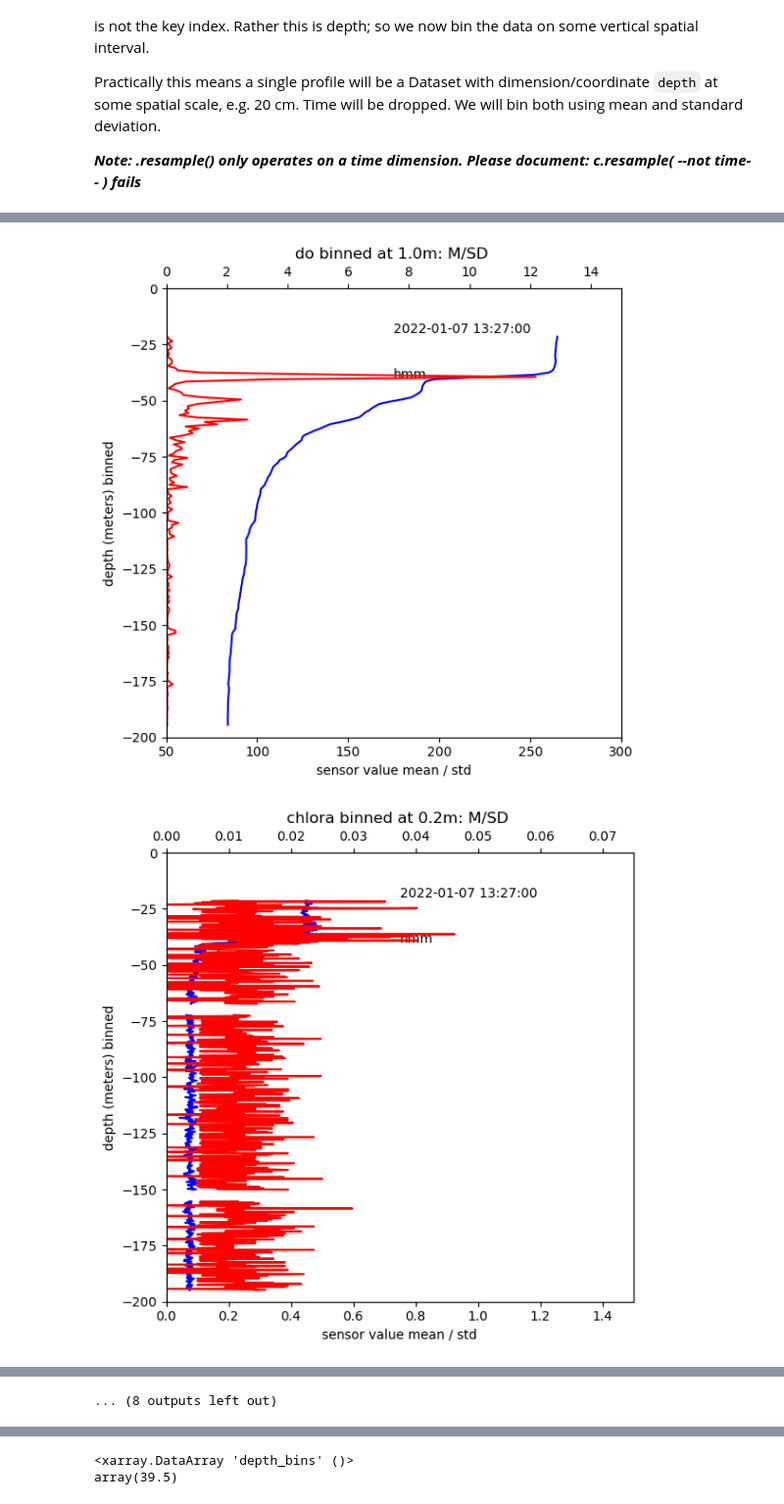
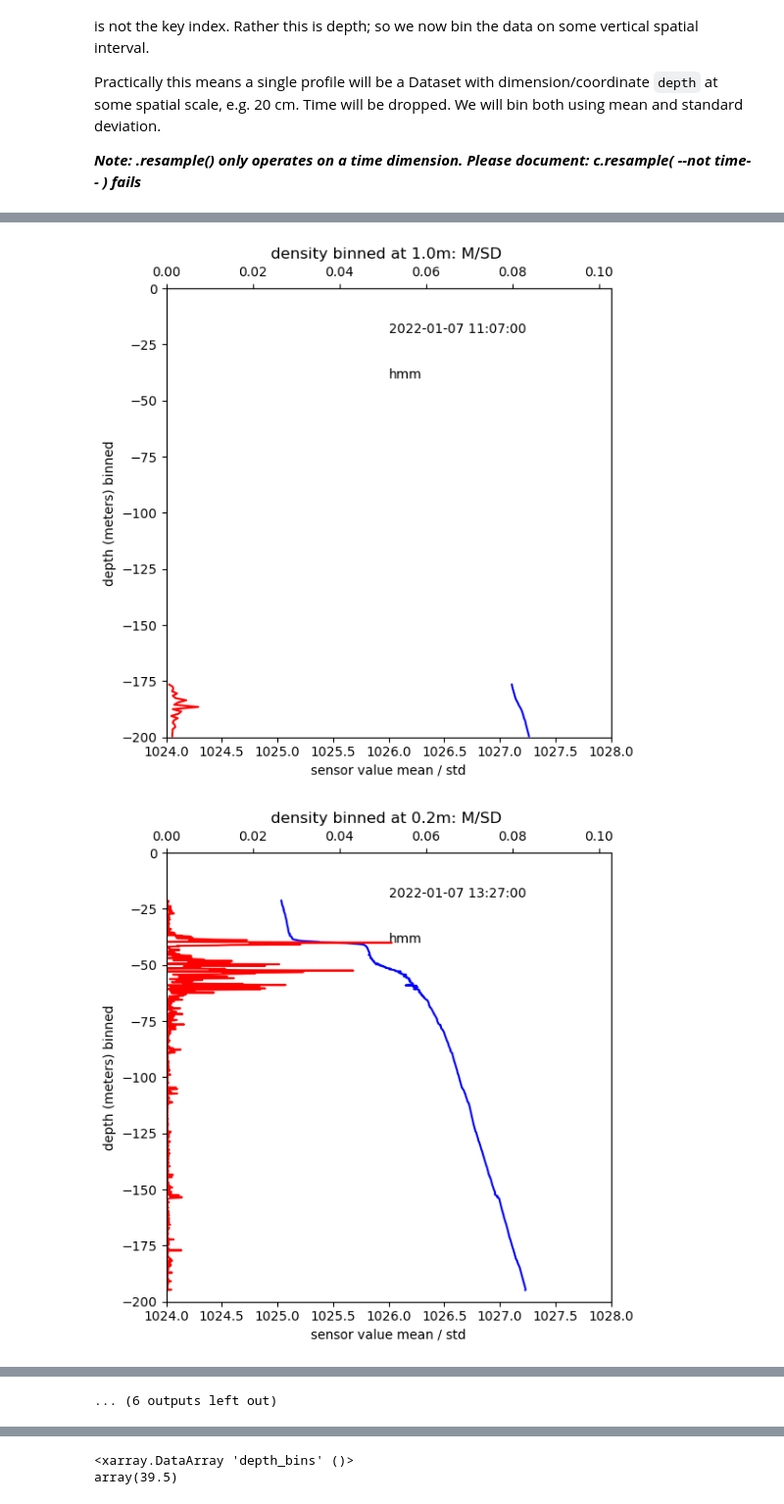
Before and after one commit to geo-smart/oceanography, a Jupyter notebook: book/chapters/epipelargosy.ipynb, the cells around one changed output, grey strips where cells are left out. Shown at 98% size. Cells and saved outputs as stored; diff of their text form; code cells hidden in the pictures.

```diff
--- a/book/chapters/epipelargosy.ipynb
+++ b/book/chapters/epipelargosy.ipynb
@@ -708,0 +762,31 @@ ax.set(xticks=[dt64('2022-01-01'), dt64('2022-01-15T12:00'), dt64('2022-02-01')]
+# %%
+wdir_data_list = list(wdir_data[wdir_mask])
+wdir_time_list = list(wdir_time[wdir_mask])
+prior_wdir = wdir_data_list[0]
+len_wdir = len(wdir_data_list)
+
+for i in range(len_wdir):
+    w = wdir_data_list[i]
+    while w - prior_wdir > 180: w -= 360
+    while w - prior_wdir < -180: w += 360
+    while w > 360 + 90: w -= 360
+    while w < -90: w += 360
+    prior_wdir = w
+    wdir_data_list[i] = w
+
+fig,ax = plt.subplots(figsize=(12,6))
+twinx = ax.twinx()
+ax.plot(wspd_time[wspd_mask], wspd_data[wspd_mask], linestyle='-', marker='.', ms=3, color='blue')
+ax.set(ylim = (0., 40.), ylabel='Wind speed (blue) in meters / second')
+ax.text(profiles['a0t'][59], 33, 'anomaly start')
+ax.plot(profiles['a0t'][59], 35, linestyle='-', marker='.', color='red')
+ax.set(xticks=[dt64('2022-01-01T00:00'), dt64('2022-01-15T12:00'), dt64('2022-02-01T00:00')])
+twinx.plot(wdir_time_list, wdir_data_list, linestyle='-', marker='.', ms=3, color='green')
+twinx.set(ylim = (-200, max(wdir_data_list)+20), \
+       title='OSB wind speed (blue, m/s), direction (green, deg CW from True N): Jan 2022', \
+       ylabel='Wind direction in deg CW from True North', xlabel='Date')
+
+locator = mdates.AutoDateLocator(minticks=7, maxticks=7)
+formatter = mdates.ConciseDateFormatter(locator)
+ax.xaxis.set_major_locator(locator)
+ax.xaxis.set_major_formatter(formatter)
@@ -784,15 +879,17 @@ def LocalChartSensorMeanStd(s, key_mean, key_std, key_z, range_mean, range_std,
     return fig, ax
 # %%
 sensors = ['temp', 'salinity', 'density', 'do', 'chlora']
+stdevdivs = {'temp':20, 'salinity':20, 'density': 100000, 'do': 20, 'chlora': 20}
+sensors = ['density']
+stdevdivs = {'density':10000}
 
-for profileIndex in [59, 63]:
+for profileIndex in [55, 56, 57, 58, 59, 60, 61, 62, 63]:
     for sensor in sensors:
-        direction_letter = 'd' if sensor == 'ph' or sensor == 'pco2' else 'a'
-        dkey0, dkey1 = direction_letter + '0t', direction_letter + '1t'          # keys are either a0t/a1t or d0t/d1t
+        (dkey0, dkey1) = ('d0t', 'd1t') if sensor == 'ph' or sensor == 'pco2' else ('a0t', 'a1t')    # ascent with 2 exceptions
         for binSize in [0.20, 1.0]:
             c = LocalGenerateBinnedProfileDatasetFromTimeSeries(d[sensor][0], d[sensor][1], \
                     profiles[dkey0][profileIndex], profiles[dkey1][profileIndex], binSize, sensor)
             annot = [sensor, str(profiles[dkey0][profileIndex]), str(round(binSize, 2)), 'hmm', '', 'depth (meters) binned']
             fig, ax = LocalChartSensorMeanStd(c, sensor + '_mean', sensor + '_std', 'depth_bins', \
-                    [d[sensor][2], d[sensor][3]], [0., d[sensor][3]/20], 'blue', 'red', 6, 6, annot)
+                    [d[sensor][2], d[sensor][3]], [0., d[sensor][3]/stdevdivs[sensor]], 'blue', 'red', 6, 6, annot)
 # %% [output]
@@ -806,2 +903,2 @@ for profileIndex in [59, 63]:
-[figure, old version]
+[figure, new version]
-[figure, old version]
+[figure, new version]
@@ -811,4 +908,4 @@ for profileIndex in [59, 63]:
-... (8 outputs left out)
+... (6 outputs left out)
 # %% [markdown]
 ### Quo vadis
 
```
Also changed, not shown: parts of 22 cells of this notebook, 2 other files.
